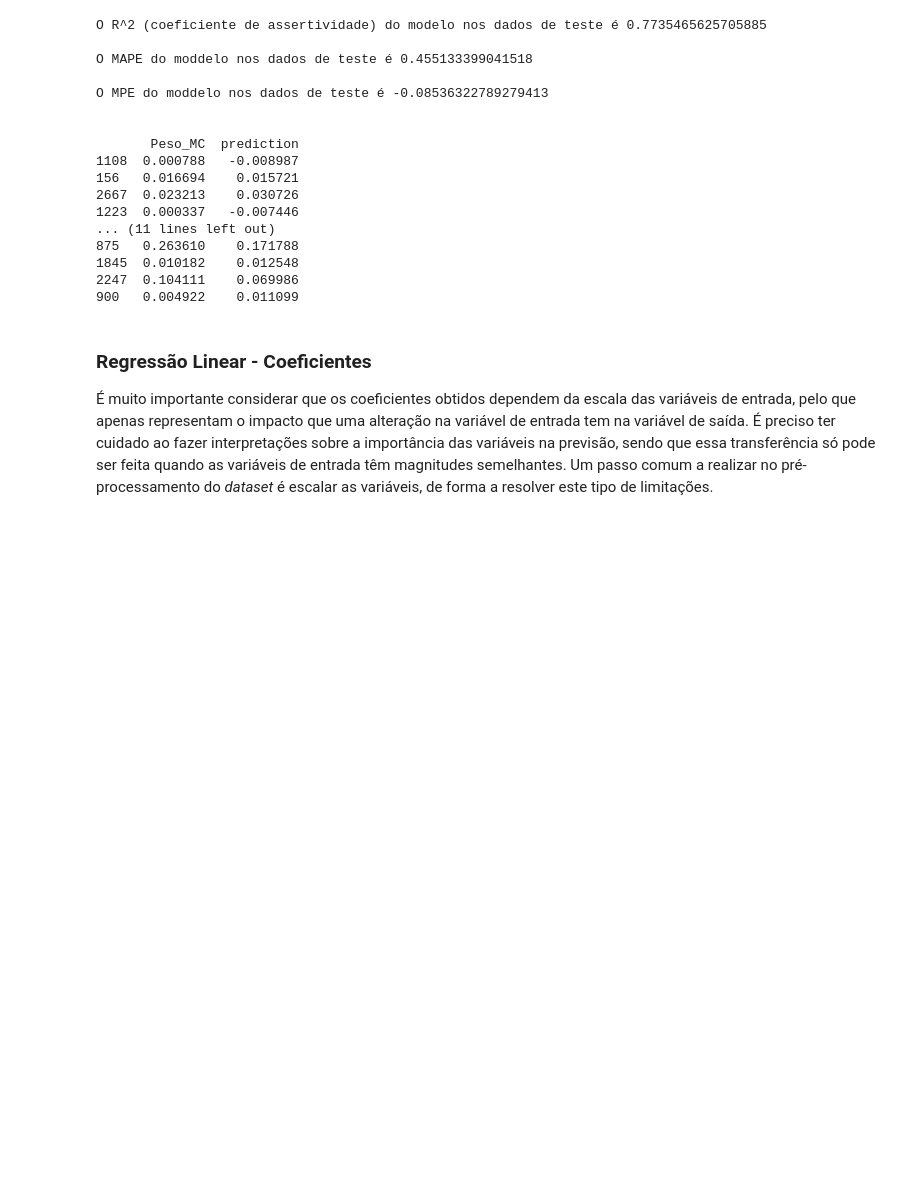
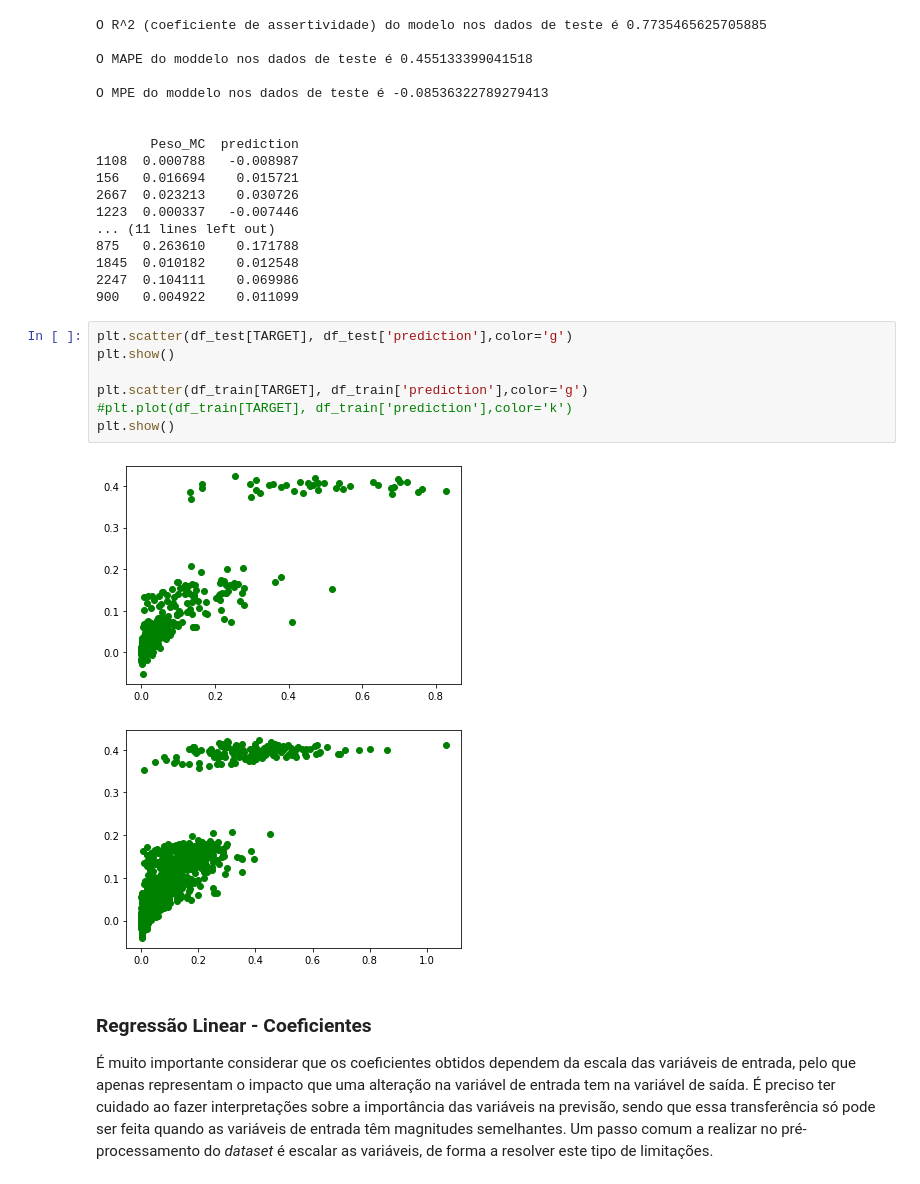
Before and after one commit to isabelmarcolino/test, a Jupyter notebook: predictive_template_pt.ipynb, the cells around one changed output. Cells and saved outputs as stored; diff of their text form; blank space fills up the shorter version.

```diff
--- a/predictive_template_pt.ipynb
+++ b/predictive_template_pt.ipynb
@@ -763,6 +753,16 @@ O MPE do moddelo nos dados de teste é -0.08536322789279413
 1845  0.010182    0.012548
 2247  0.104111    0.069986
 900   0.004922    0.011099
+# %%
+plt.scatter(df_test[TARGET], df_test['prediction'],color='g')
+plt.show()
+
+plt.scatter(df_train[TARGET], df_train['prediction'],color='g')
+#plt.plot(df_train[TARGET], df_train['prediction'],color='k')
+plt.show()
+# %% [output]
+[figure, added]
+[figure, added]
 # %% [markdown]
 ### Regressão Linear - Coeficientes
 
```
Also changed, not shown: parts of 10 cells of this notebook.
